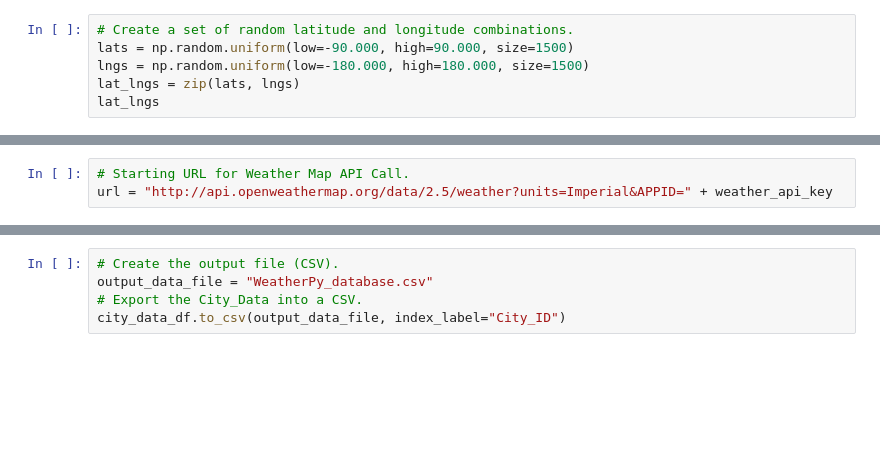
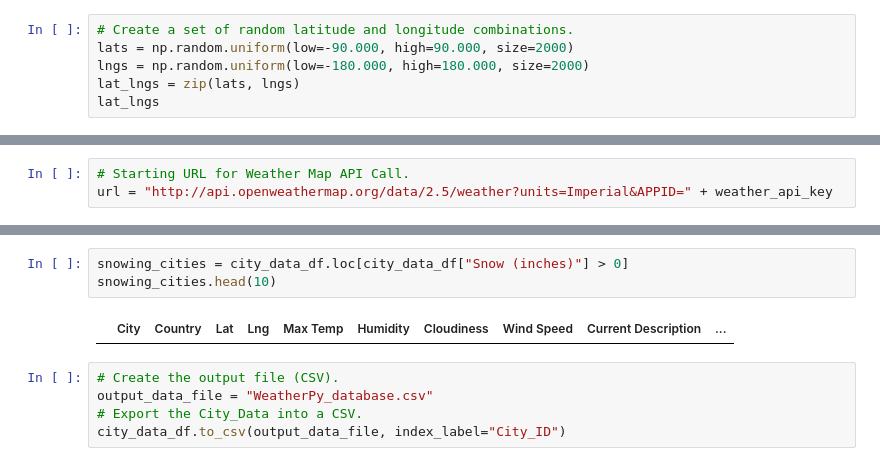
Before and after one commit to a-lau-gonza/a-lau-gonza-challenge-6-World-Weather-Analysis, a Jupyter notebook: Weather_Database/Weather_Database.ipynb, the cells around one changed output, grey strips where cells are left out. Drawn from its saved outputs; the diff is of its cells as text; blank space fills up the shorter version.

```diff
--- a/Weather_Database/Weather_Database.ipynb
+++ b/Weather_Database/Weather_Database.ipynb
@@ -16,6 +14,6 @@ ModuleNotFoundError: No module named 'config'
 # %%
 # Create a set of random latitude and longitude combinations.
-lats = np.random.uniform(low=-90.000, high=90.000, size=1500)
-lngs = np.random.uniform(low=-180.000, high=180.000, size=1500)
+lats = np.random.uniform(low=-90.000, high=90.000, size=2000)
+lngs = np.random.uniform(low=-180.000, high=180.000, size=2000)
 lat_lngs = zip(lats, lngs)
 lat_lngs
@@ -119,3 +168,8 @@ raining_cities.head(10)
+# %%
+snowing_cities = city_data_df.loc[city_data_df["Snow (inches)"] > 0]
+snowing_cities.head(10)
+# %% [output]
+|  | City | Country | Lat | Lng | Max Temp | Humidity | Cloudiness | Wind Speed | Current Description | ... |
 # %%
 # Create the output file (CSV).
 output_data_file = "WeatherPy_database.csv"
```
Also changed, not shown: parts of 7 cells of this notebook, 10 other files.
